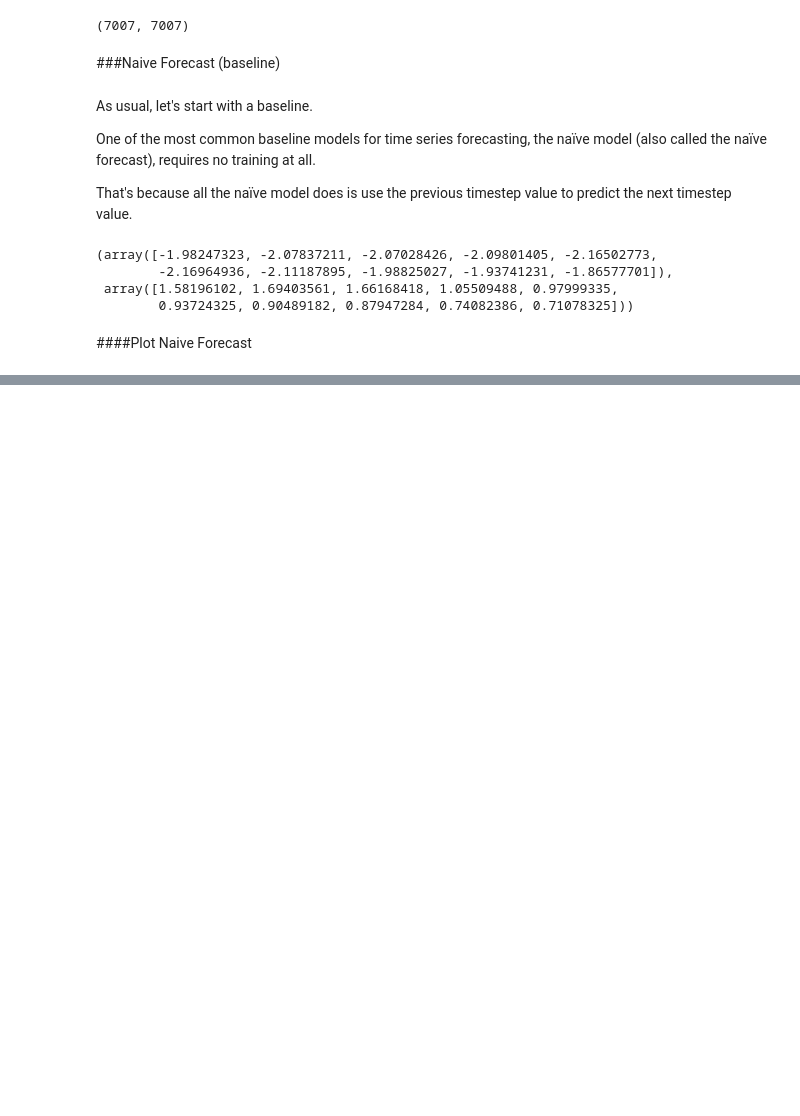
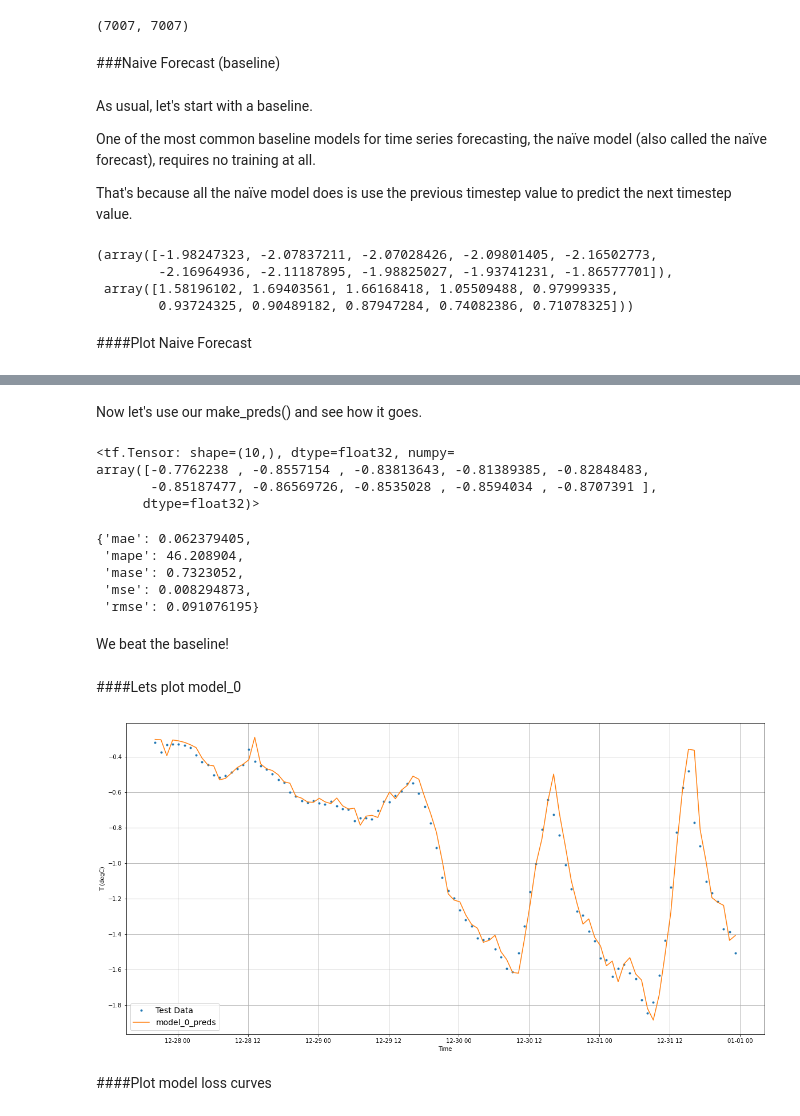
Before and after one commit to Forpee/time-series-practice-0, a Jupyter notebook: main.ipynb, the cells around one changed output, grey strips where cells are left out. Cells and saved outputs as stored; diff of their text form; code cells hidden in the pictures; blank space fills up the shorter version.

```diff
--- a/main.ipynb
+++ b/main.ipynb
@@ -267,0 +364,4 @@ naive_forecast[:10], naive_forecast[-10:] # View frist 10 and last 10
+# %%
+early_stopping = tf.keras.callbacks.EarlyStopping(monitor='val_loss',
+                                                  patience=2,
+                                                  mode='auto')
@@ -267,0 +384,8 @@ naive_forecast[:10], naive_forecast[-10:] # View frist 10 and last 10
+# %%
+history_0 = model_0.fit(x=train_windows,
+                      y=train_labels,
+                      epochs=100,
+                      verbose=1,
+                      batch_size=128,
+                      validation_data=(val_windows, val_labels),
+                      callbacks=[early_stopping])
@@ -267,0 +422,54 @@ naive_forecast[:10], naive_forecast[-10:] # View frist 10 and last 10
+# %%
+def make_preds(model, input_data):
+  """
+  Uses model to make predictions on input_data.
+
+  Parameters
+  ----------
+  model: trained model
+  input_data: windowed input data (same kind of data model was trained on)
+
+  Returns model predictions on input_data.
+  """
+  forecast = model.predict(input_data)
+  return tf.squeeze(forecast) # return 1D array of predictions
+# %% [markdown]
+Now let's use our make_preds() and see how it goes.
+# %%
+model_0_preds = make_preds(model_0, test_windows)
+model_0_preds[:10]
+# %% [output]
+<tf.Tensor: shape=(10,), dtype=float32, numpy=
+array([-0.7762238 , -0.8557154 , -0.83813643, -0.81389385, -0.82848483,
+       -0.85187477, -0.86569726, -0.8535028 , -0.8594034 , -0.8707391 ],
+      dtype=float32)>
+# %%
+model_0_results = evaluate_preds(tf.squeeze(test_labels), model_0_preds)
+model_0_results
+# %% [output]
+{'mae': 0.062379405,
+ 'mape': 46.208904,
+ 'mase': 0.7323052,
+ 'mse': 0.008294873,
+ 'rmse': 0.091076195}
+# %% [markdown]
+We beat the baseline!
+# %% [markdown]
+####Lets plot model_0
+# %%
+plt.figure(figsize=(20, 10))
+# Account for the test_window offset and index into test_labels to ensure correct plotting
+plot_time_series(timesteps=date_time[-len(test_windows):],
+                 values=test_labels[:, 0],
+                 start=-100,
+                 label="Test Data")
+
+plot_time_series(timesteps=date_time[-len(test_windows):],
+                 values=model_0_preds,
+                 start=-100,
+                 format="-",
+                 label="model_0_preds")
+# %% [output]
+[figure, added]
+# %% [markdown]
+####Plot model loss curves
```
Also changed, not shown: parts of 24 cells of this notebook.
